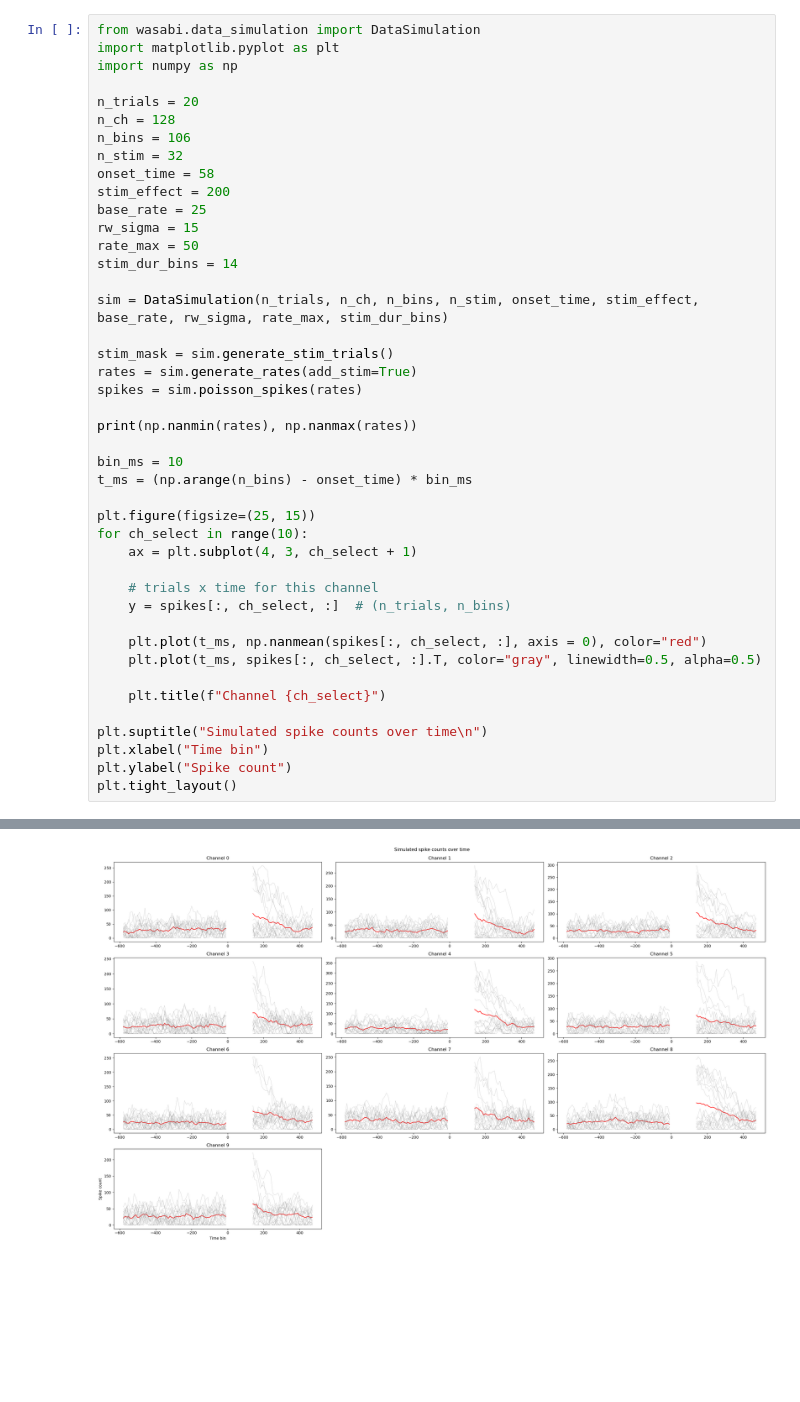
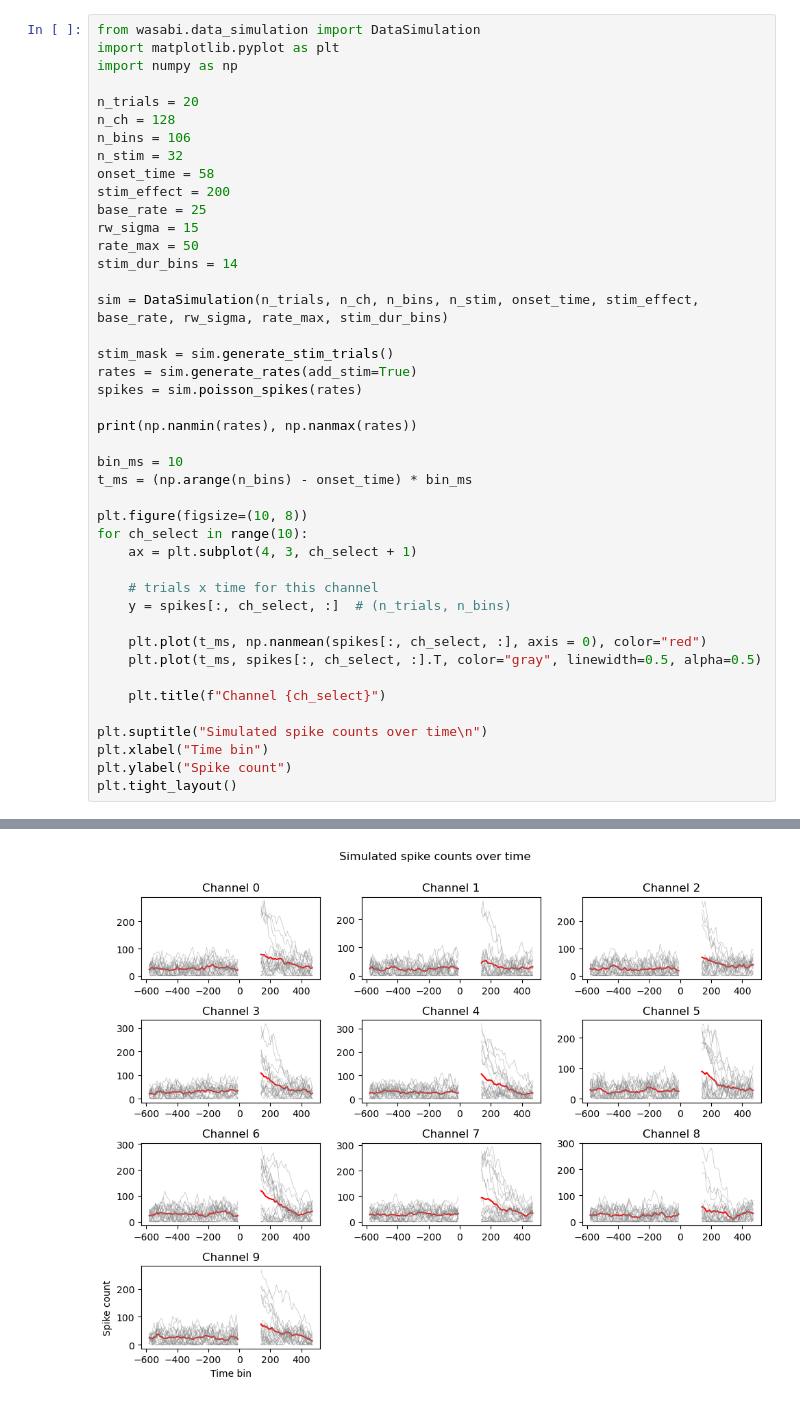
Before and after one commit to bryan-tseng/WASABI, a Jupyter notebook: scripts/data_simulation_plots.ipynb, the cells around one changed output, grey strips where cells are left out. Saved outputs shown, nothing was run; the diff lists cells and outputs as text; blank space fills up the shorter version.

Commit message:
fix simulation and add plots

```diff
--- a/scripts/data_simulation_plots.ipynb
+++ b/scripts/data_simulation_plots.ipynb
@@ -215,7 +216,7 @@ print(np.nanmin(rates), np.nanmax(rates))
 bin_ms = 10
 t_ms = (np.arange(n_bins) - onset_time) * bin_ms
 
-plt.figure(figsize=(25, 15))
+plt.figure(figsize=(10, 8))
 for ch_select in range(10):
     ax = plt.subplot(4, 3, ch_select + 1)
 
@@ -236,2 +237,2 @@ plt.tight_layout()
-[figure, old version]
+[figure, new version]
 # %%
```
Also changed, not shown: parts of 6 cells of this notebook.
